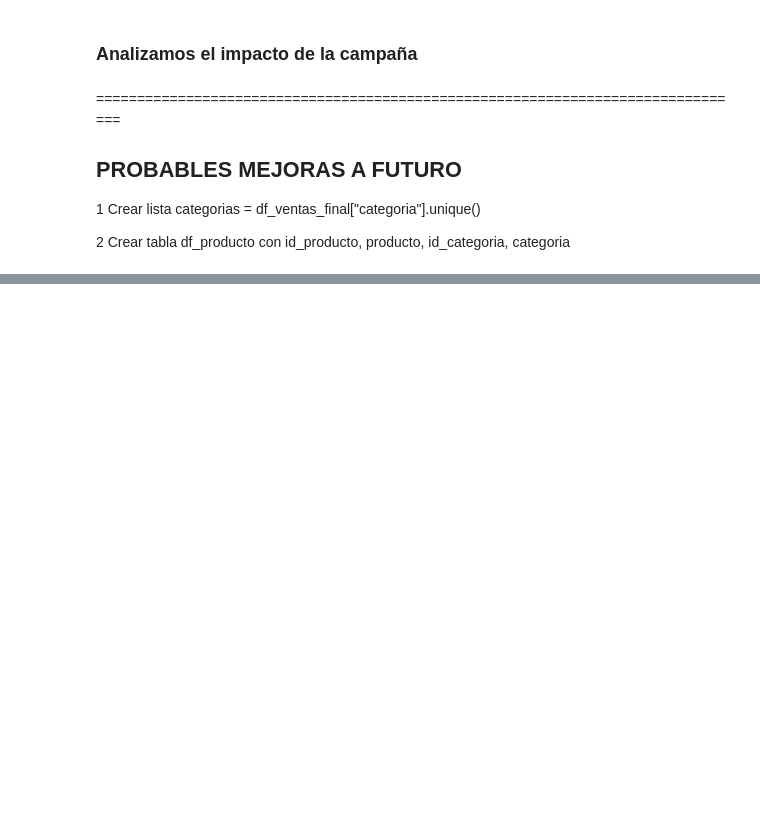
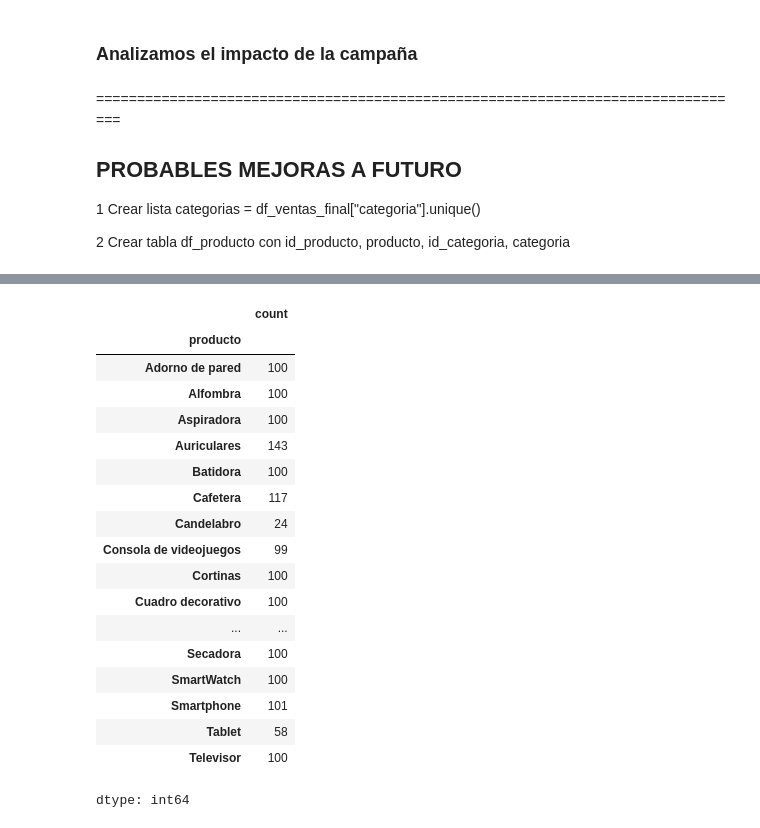
Before and after one commit to alex-degarate/TT-2C2025-Data-Analitycs-Notebooks, a Jupyter notebook: PreEntrega/PE-alex-15O.ipynb, the cells around one changed output, grey strips where cells are left out. Saved outputs shown, nothing was run; the diff lists cells and outputs as text; code cells hidden in the pictures; blank space fills up the shorter version.

```diff
--- a/PreEntrega/PE-alex-15O.ipynb
+++ b/PreEntrega/PE-alex-15O.ipynb
@@ -930,5 +925,28 @@ df_producto = df_producto[["id_producto", "producto", "id_categoria", "categoria
 display(df_producto.head())
 '''
 # %%
-#ventas_categoria.sort_values(by="valor_venta", ascending=False, inplace=True)
-df_pp_ventas[df_pp_ventas["producto"]].sum()
+#v entas_categoria.sort_values(by="valor_venta", ascending=False, inplace=True)
+# mal df_pp_ventas[df_pp_ventas["producto"]].sum()
+
+# IMPRIMIR la lista de productos ordenados alfabeticamente y las ventas
+df_pp_ventas["producto"].value_counts().sort_index()
+# %% [output]
+|  | count |
+| producto |  |
+| Adorno de pared | 100 |
+| Alfombra | 100 |
+| Aspiradora | 100 |
+| Auriculares | 143 |
+| Batidora | 100 |
+| Cafetera | 117 |
+| Candelabro | 24 |
+| Consola de videojuegos | 99 |
+| Cortinas | 100 |
+| Cuadro decorativo | 100 |
+| ... | ... |
+| Secadora | 100 |
+| SmartWatch | 100 |
+| Smartphone | 101 |
+| Tablet | 58 |
+| Televisor | 100 |
+dtype: int64
```
Also changed, not shown: parts of 11 cells of this notebook.
